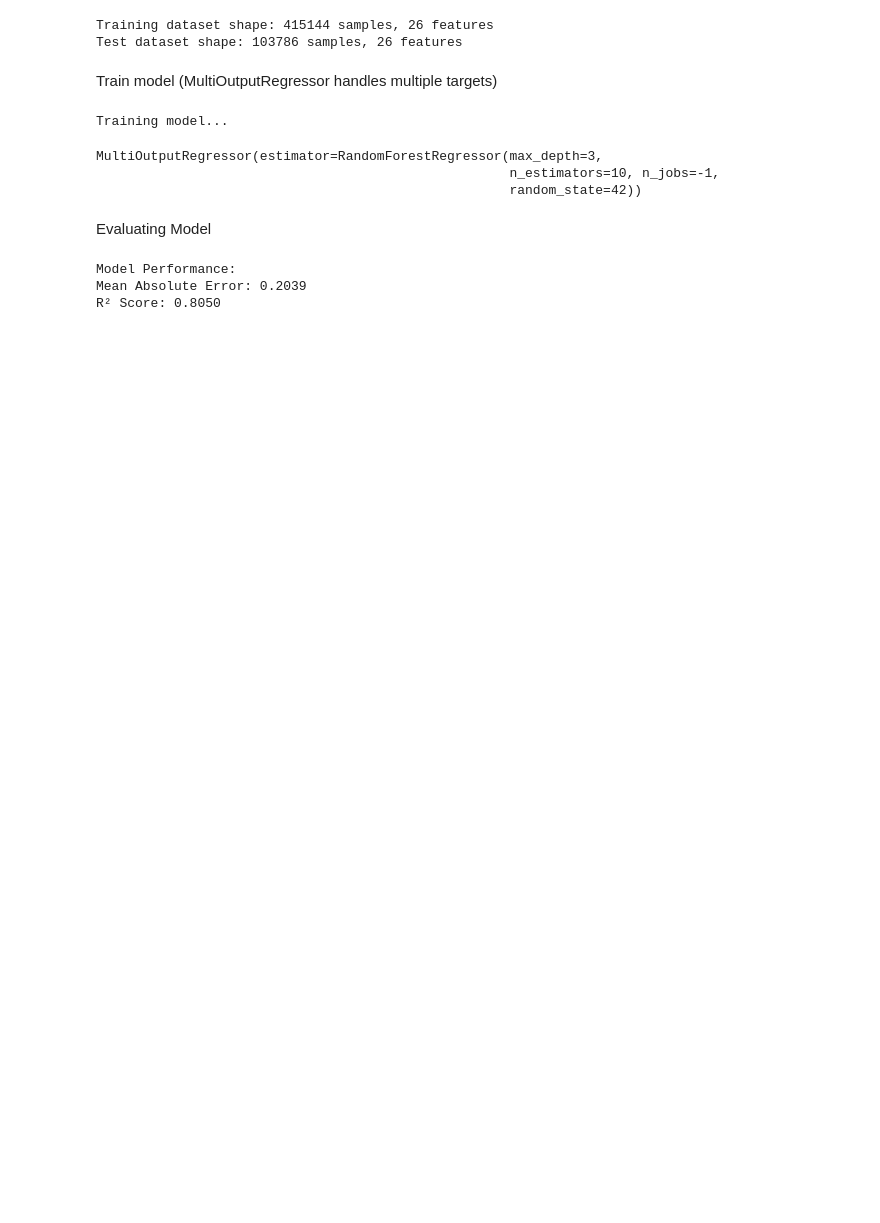
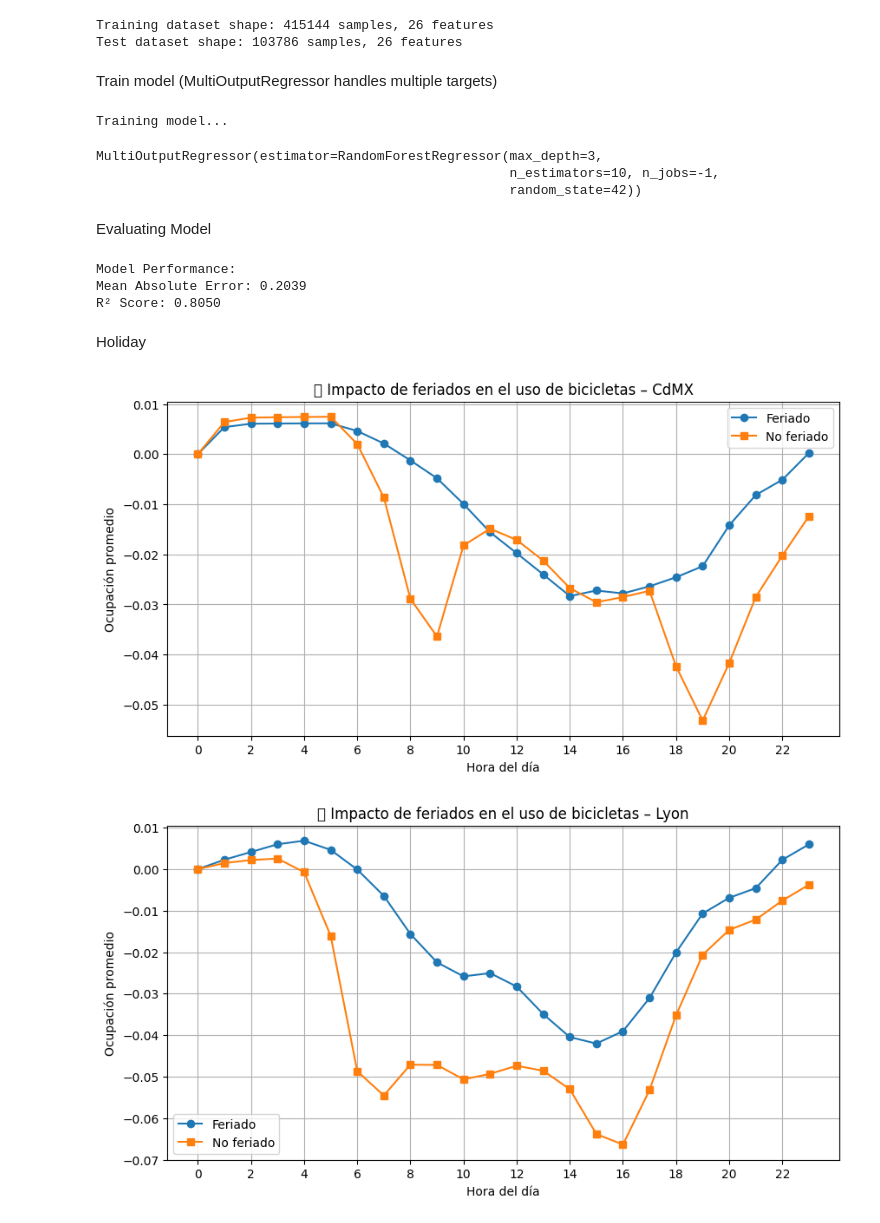
Before and after one commit to FernandoMay/Cajero-automatico, a Jupyter notebook: IA_Hackathon_starter.ipynb, the cells around one changed output. Cells and saved outputs as stored; diff of their text form; code cells hidden in the pictures; blank space fills up the shorter version.

```diff
--- a/IA_Hackathon_starter.ipynb
+++ b/IA_Hackathon_starter.ipynb
@@ -338,3 +372,29 @@ print(f"R² Score: {r2:.4f}")
 Model Performance:
 Mean Absolute Error: 0.2039
 R² Score: 0.8050
+# %% [markdown]
+Holiday
+# %%
+def plot_holiday_vs_regular(data, city_name):
+    occupation_cols = [f'occupation_{i}' for i in range(24)]
+
+    holiday = data[data['holiday'] == 1][occupation_cols].mean()
+    non_holiday = data[data['holiday'] == 0][occupation_cols].mean()
+
+    plt.figure(figsize=(10, 5))
+    plt.plot(range(24), holiday, label='Feriado', marker='o')
+    plt.plot(range(24), non_holiday, label='No feriado', marker='s')
+    plt.title(f'🎉 Impacto de feriados en el uso de bicicletas – {city_name}')
+    plt.xlabel('Hora del día')
+    plt.ylabel('Ocupación promedio')
+    plt.xticks(range(0, 24, 2))
+    plt.legend()
+    plt.grid(True)
+    plt.show()
+
+# Aplicar
+plot_holiday_vs_regular(data_cdmx, "CdMX")
+plot_holiday_vs_regular(data_lyon, "Lyon")
+# %% [output]
+[figure, added]
+[figure, added]
```
Also changed, not shown: parts of 13 cells of this notebook.
